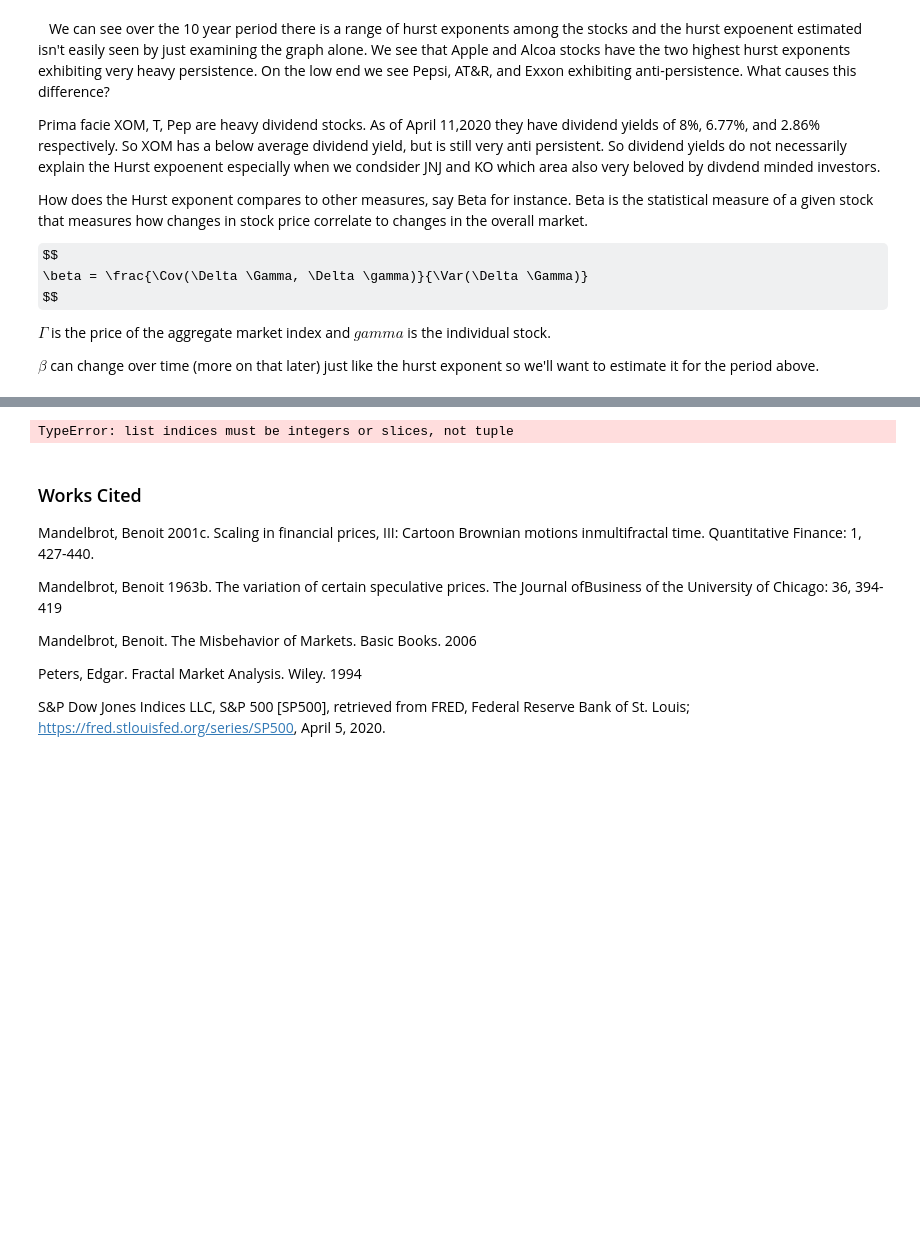
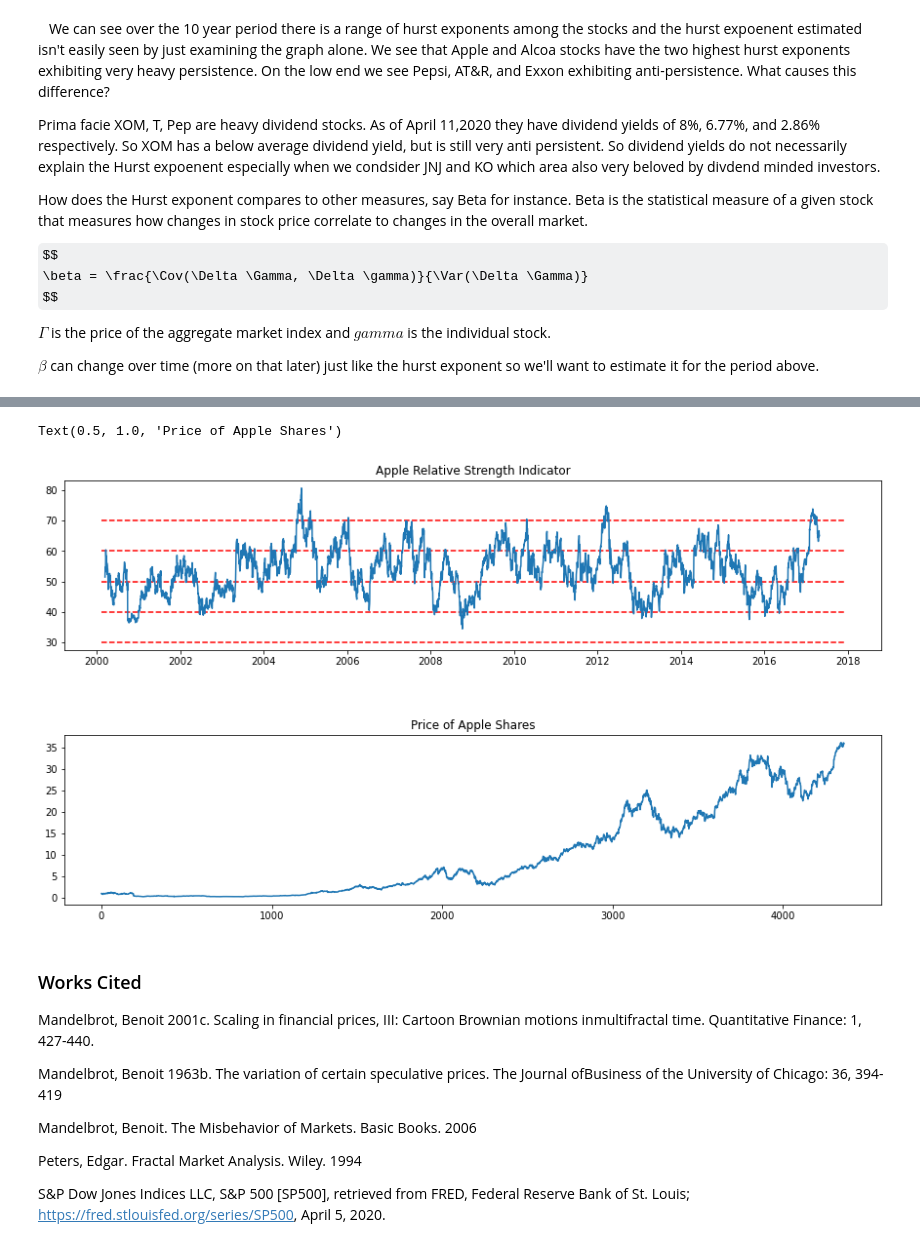
Before and after one commit to RCSimpson/HurstExponentNotebooks, a Jupyter notebook: Hurstnotebook.ipynb, the cells around one changed output, grey strips where cells are left out. Saved outputs shown, nothing was run; the diff lists cells and outputs as text; code cells hidden in the pictures; some formulas as TeX source; blank space fills up the shorter version.

```diff
--- a/Hurstnotebook.ipynb
+++ b/Hurstnotebook.ipynb
@@ -264,12 +284,26 @@ def RSI (data, time_window):
     rs = abs(up_chg_avg/down_chg_avg)
     rsi = 100 - 100/(1+rs)
     return rsi
-# %%
-
-aa = stocks[1,:].to_numpy()
-RSI(aa, 14)
-# %% [output]
-TypeError: list indices must be integers or slices, not tuple
+# %%
+
+AA = data.iloc[:,1]
+AAA = RSI(AA,50)
+fig = plt.figure(figsize = (15,8))
+plt.subplots_adjust(hspace=0.5)
+plt.subplot(211)
+plt.plot(AAA)
+plt.hlines(y=50, xmin =11000, xmax=17500, colors='r', linestyles = '--')
+plt.hlines(y=30, xmin =11000, xmax=17500, colors='r', linestyles = '--')
+plt.hlines(y=70, xmin =11000, xmax=17500, colors='r', linestyles = '--')
+plt.hlines(y=60, xmin =11000, xmax=17500, colors='r', linestyles = '--')
+plt.hlines(y=40, xmin =11000, xmax=17500, colors='r', linestyles = '--')
+plt.title('Apple Relative Strength Indicator')
+plt.subplot(212)
+plt.plot(AA.to_numpy())
+plt.title('Price of Apple Shares')
+# %% [output]
+Text(0.5, 1.0, 'Price of Apple Shares')
+[figure, added]
 # %% [markdown]
 ### Works Cited
 
```
Also changed, not shown: parts of 9 cells of this notebook.
